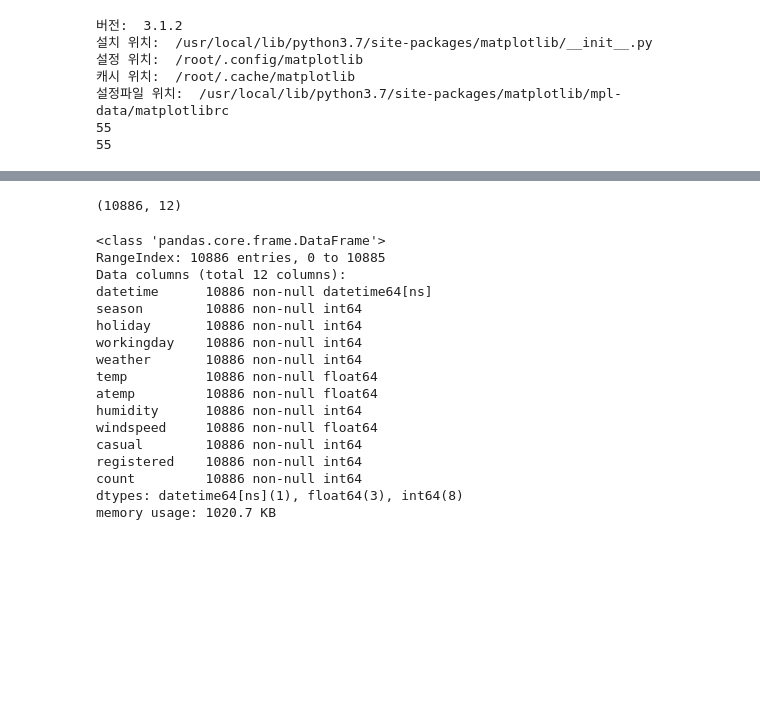
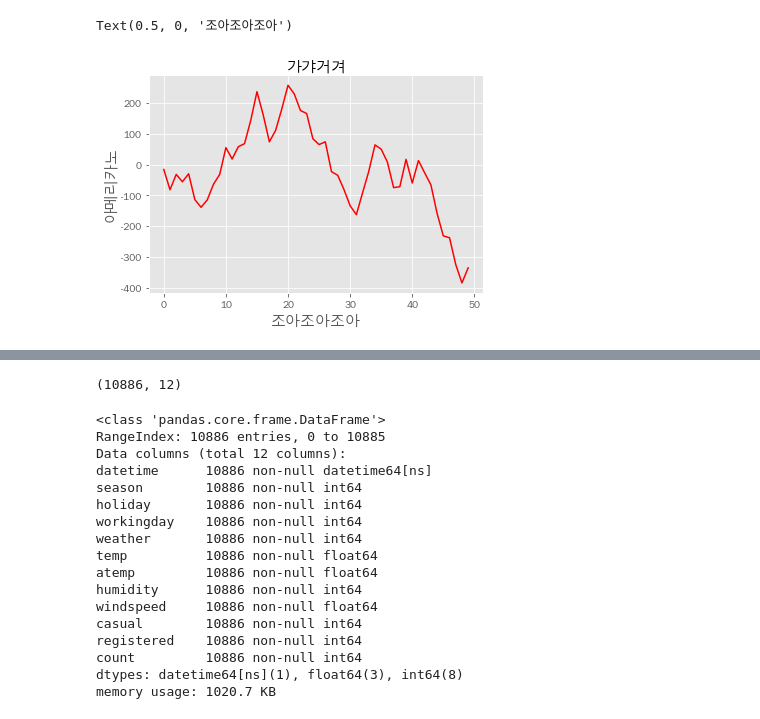
Before and after one commit to ureChanger/KaggleCompetition, a Jupyter notebook: bike-sharing-demand-EDA.ipynb, the cells around one changed output, grey strips where cells are left out. Cells and saved outputs as stored; diff of their text form; code cells hidden in the pictures; blank space fills up the shorter version.

```diff
--- a/bike-sharing-demand-EDA.ipynb
+++ b/bike-sharing-demand-EDA.ipynb
@@ -1,45 +1,30 @@
-# %%
-import pandas as pd
-import numpy as np
-import matplotlib as mpl
-import matplotlib.pyplot as plt
-import matplotlib.font_manager as fm
-import seaborn as sns
-from scipy import stats
-
-%matplotlib inline
-
-plt.style.use('ggplot')
-
-mpl.rcParams[ 'axes.unicode_minus' ] = False
-
-#mpl 위치 확인
-print ('버전: ', mpl.__version__)
-print ('설치 위치: ', mpl.__file__)
-print ('설정 위치: ', mpl.get_configdir())
-print ('캐시 위치: ', mpl.get_cachedir())
-print ('설정파일 위치: ', mpl.matplotlib_fname())
-
-font_list = fm.findSystemFonts(fontpaths=None, fontext='ttf')
-
-# ttf 폰트 전체갯수
-print(len(font_list))
-
-font_list[:10]
-
-f = [f.name for f in fm.fontManager.ttflist]
-print(len(font_list))
-
-f[:10]
-
-[(f.name, f.fname) for f in fm.fontManager.ttflist if 'Nanum' in f.name]
-
-font_helper_url = "http://corazzon.github.io/matplotlib_font_setting"
-# %% [output]
-버전:  3.1.2
-설치 위치:  /usr/local/lib/python3.7/site-packages/matplotlib/__init__.py
-설정 위치:  /root/.config/matplotlib
-캐시 위치:  /root/.cache/matplotlib
-설정파일 위치:  /usr/local/lib/python3.7/site-packages/matplotlib/mpl-data/matplotlibrc
-55
-55
+# %%
+import pandas as pd
+import numpy as np
+import matplotlib as mpl
+import matplotlib.pyplot as plt
+import matplotlib.font_manager as fm
+import seaborn as sns
+from scipy import stats
+
+%matplotlib inline
+
+plt.style.use('ggplot')
+
+#마이너스폰트깨짐방지
+mpl.rcParams[ 'axes.unicode_minus' ] = False
+
+data = np.random.randint(-100, 100, 50).cumsum()
+data
+
+#폰트적용방법-1.FontProperties사용
+font_path = '/usr/share/fonts/truetype/unfonts-core/UnDotum.ttf'
+fontProp = fm.FontProperties(fname = font_path, size=15)
+
+plt.plot(range(50), data, 'r')
+plt.title('가갸거겨', fontproperties = fontProp)
+plt.ylabel('아메리카노', fontproperties = fontProp)
+plt.xlabel('조아조아조아', fontproperties = fontProp)
+# %% [output]
+Text(0.5, 0, '조아조아조아')
+[figure, added]
```
Also changed, not shown: parts of 5 cells of this notebook, 4 other files.
